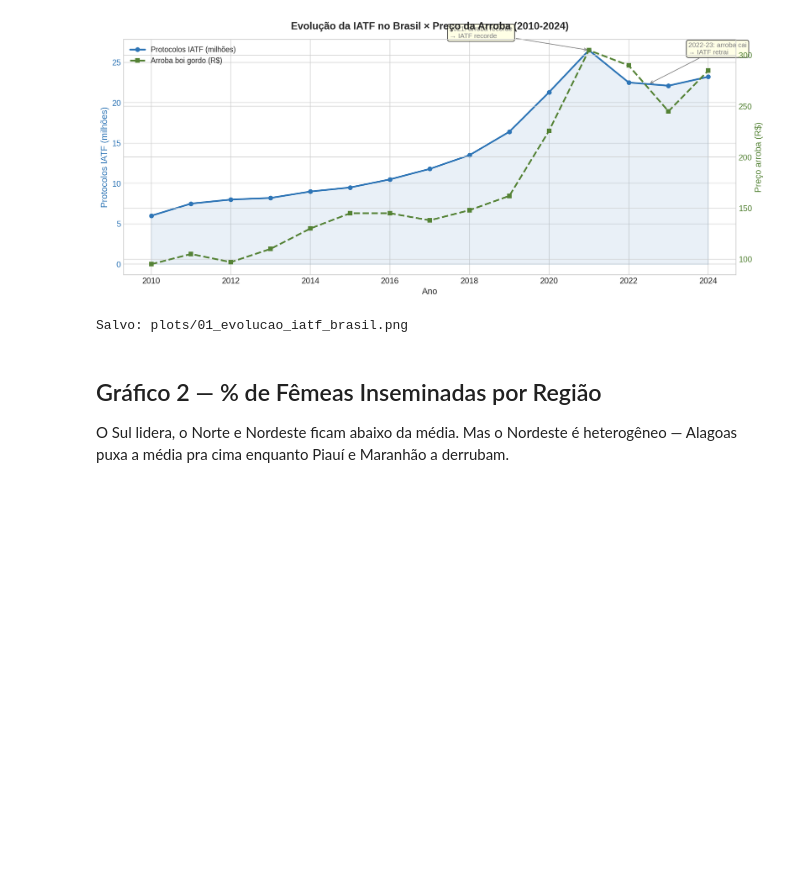
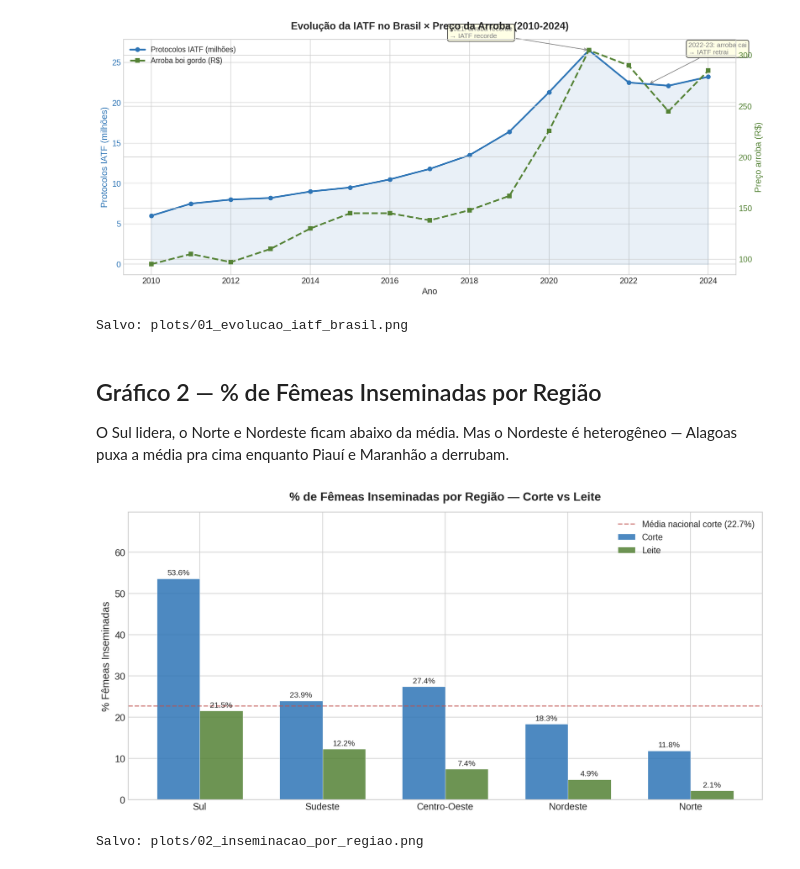
Before and after one commit to mateusmmrs/mapa-ia-brasil, a Jupyter notebook: notebooks/02_analise_exploratoria.ipynb, the cells around one changed output. Drawn from its saved outputs; the diff is of its cells as text; code cells hidden in the pictures; blank space fills up the shorter version.

Commit message:
gráfico inseminação por região

```diff
--- a/notebooks/02_analise_exploratoria.ipynb
+++ b/notebooks/02_analise_exploratoria.ipynb
@@ -113,3 +113,45 @@ Salvo: plots/01_evolucao_iatf_brasil.png
 
 O Sul lidera, o Norte e Nordeste ficam abaixo da média. Mas o Nordeste é
 heterogêneo — Alagoas puxa a média pra cima enquanto Piauí e Maranhão a derrubam.
+# %%
+# Calcular médias por região (corte e leite)
+regioes_order = ['Sul', 'Sudeste', 'Centro-Oeste', 'Nordeste', 'Norte']
+media_corte = df.groupby('regiao')['pct_femeas_inseminadas_corte'].mean()
+media_leite = df.groupby('regiao')['pct_femeas_inseminadas_leite'].mean()
+
+fig, ax = plt.subplots(figsize=(12, 6))
+x = np.arange(len(regioes_order))
+width = 0.35
+
+bars1 = ax.bar(x - width/2, [media_corte[r] for r in regioes_order], width,
+               label='Corte', color=AZUL, alpha=0.85, edgecolor='white', linewidth=0.5)
+bars2 = ax.bar(x + width/2, [media_leite[r] for r in regioes_order], width,
+               label='Leite', color=VERDE, alpha=0.85, edgecolor='white', linewidth=0.5)
+
+# Média nacional
+media_nac = df['pct_femeas_inseminadas_corte'].mean()
+ax.axhline(y=media_nac, color=VERMELHO, linestyle='--', linewidth=1.5, alpha=0.7,
+           label=f'Média nacional corte ({media_nac:.1f}%)')
+
+# Labels nas barras
+for bar in bars1:
+    ax.text(bar.get_x() + bar.get_width()/2., bar.get_height() + 0.5,
+            f'{bar.get_height():.1f}%', ha='center', va='bottom', fontsize=10)
+for bar in bars2:
+    ax.text(bar.get_x() + bar.get_width()/2., bar.get_height() + 0.5,
+            f'{bar.get_height():.1f}%', ha='center', va='bottom', fontsize=10)
+
+ax.set_title('% de Fêmeas Inseminadas por Região — Corte vs Leite', fontsize=15, fontweight='bold', pad=15)
+ax.set_ylabel('% Fêmeas Inseminadas', fontsize=13)
+ax.set_xticks(x)
+ax.set_xticklabels(regioes_order, fontsize=12)
+ax.legend(fontsize=11)
+ax.set_ylim(0, max(media_corte.max(), media_leite.max()) * 1.3)
+
+plt.tight_layout()
+plt.savefig('plots/02_inseminacao_por_regiao.png', dpi=150, bbox_inches='tight')
+plt.show()
+print('Salvo: plots/02_inseminacao_por_regiao.png')
+# %% [output]
+[figure, added]
+Salvo: plots/02_inseminacao_por_regiao.png
```
Also changed, not shown: parts of 1 cell of this notebook, 1 other file.
